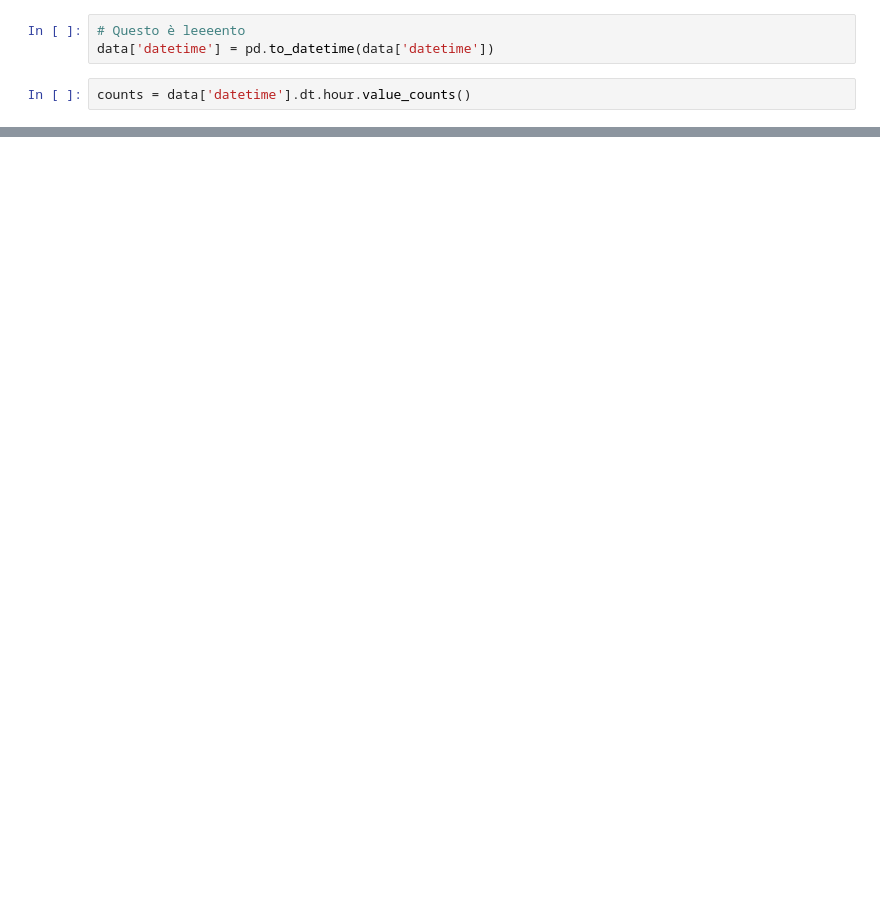
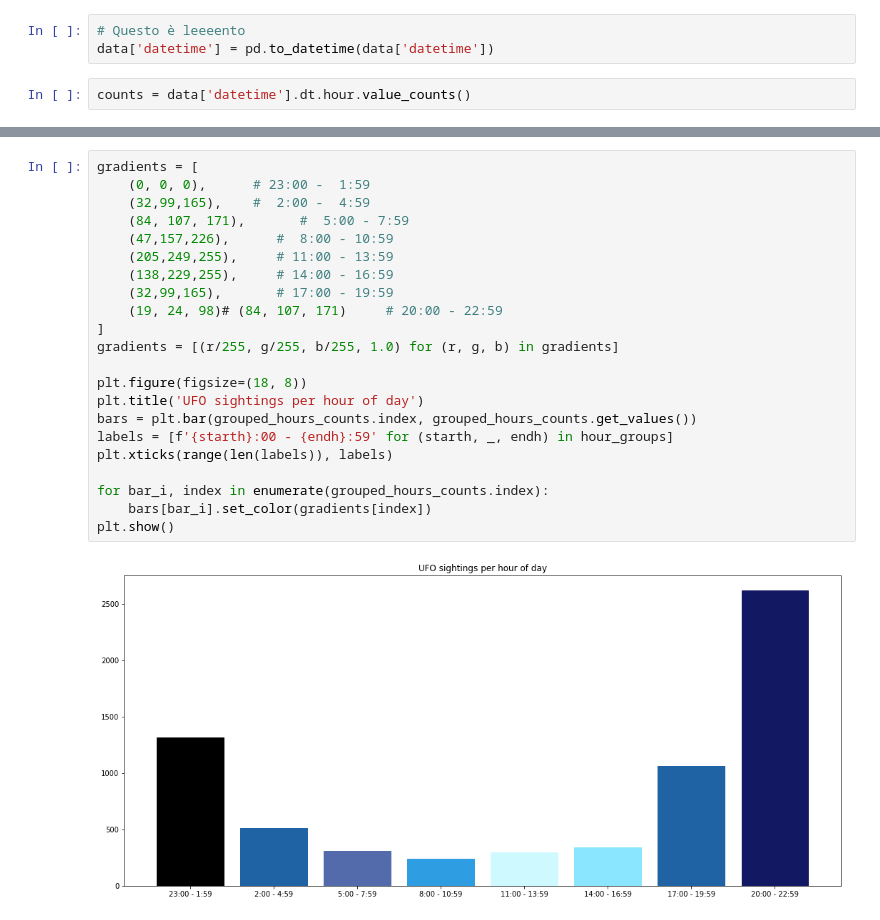
Before and after one commit to mrkct/scivis-progetto, a Jupyter notebook: ufo.ipynb, the cells around one changed output, grey strips where cells are left out. Cells and saved outputs as stored; diff of their text form; blank space fills up the shorter version.

```diff
--- a/ufo.ipynb
+++ b/ufo.ipynb
@@ -34 +54,25 @@ plt.show()
+# %%
+gradients = [
+    (0, 0, 0),      # 23:00 -  1:59
+    (32,99,165),    #  2:00 -  4:59
+    (84, 107, 171),       #  5:00 - 7:59
+    (47,157,226),      #  8:00 - 10:59
+    (205,249,255),     # 11:00 - 13:59
+    (138,229,255),     # 14:00 - 16:59
+    (32,99,165),       # 17:00 - 19:59
+    (19, 24, 98)# (84, 107, 171)     # 20:00 - 22:59
+]
+gradients = [(r/255, g/255, b/255, 1.0) for (r, g, b) in gradients]
+
+plt.figure(figsize=(18, 8))
+plt.title('UFO sightings per hour of day')
+bars = plt.bar(grouped_hours_counts.index, grouped_hours_counts.get_values())
+labels = [f'{starth}:00 - {endh}:59' for (starth, _, endh) in hour_groups]
+plt.xticks(range(len(labels)), labels)
+
+for bar_i, index in enumerate(grouped_hours_counts.index):
+    bars[bar_i].set_color(gradients[index])
+plt.show()
+# %% [output]
+[figure, added]
 # %%
```
Also changed, not shown: parts of 11 cells of this notebook.
